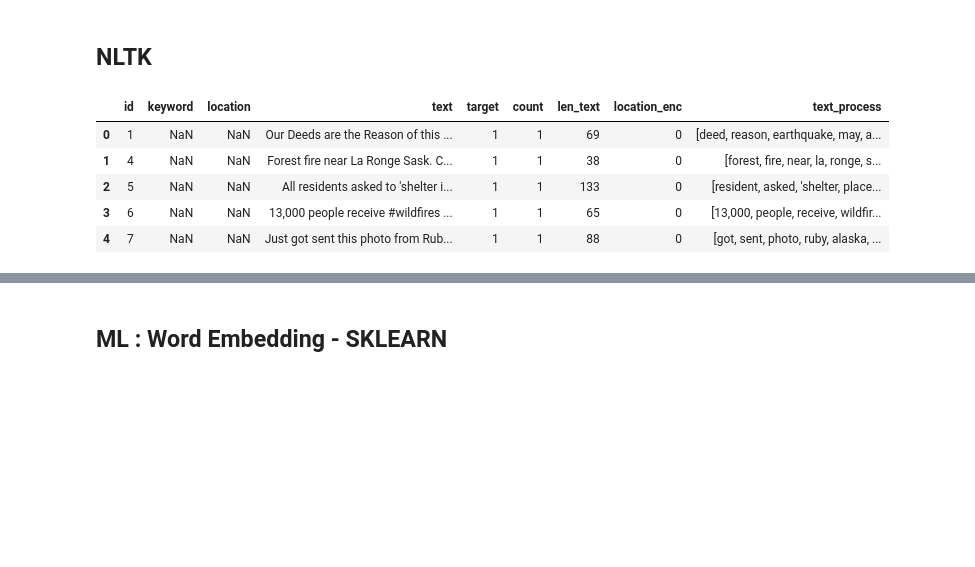
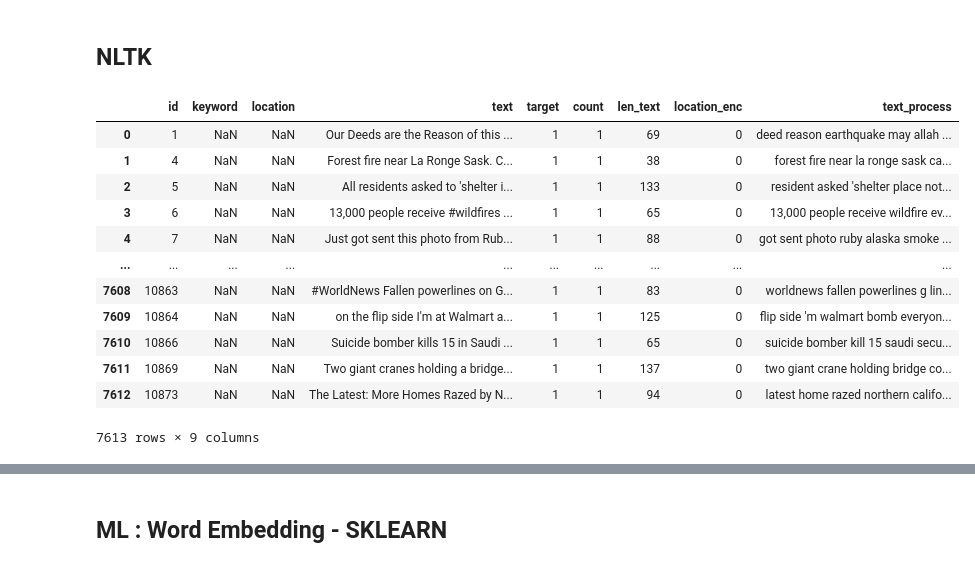
Before and after one commit to brusadelli-luca/disaster_tweets, a Jupyter notebook: disaster_tweets_ML.ipynb, the cells around one changed output, grey strips where cells are left out. Drawn from its saved outputs; the diff is of its cells as text; code cells hidden in the pictures; blank space fills up the shorter version.

```diff
--- a/disaster_tweets_ML.ipynb
+++ b/disaster_tweets_ML.ipynb
@@ -118,11 +125,16 @@ def text_processing(text):
     # Supprimer les stop-words
     tokens = [word for word in tokens if word not in stop_words]
 
+    # Supprimer les stop-words BIS
+    tokens = [word for word in tokens if word != "http"]
+    tokens = [word for word in tokens if word[0:7] != "//t.co/"]
+
 
     # Appliquer la lemmatisation à tous les tokens
     tokens = [lemmatizer.lemmatize(word) for word in tokens]
 
-    #tokens = ' '.join(tokens)
+    tokens = ' '.join(tokens)
+
     return tokens
 
 
@@ -132,12 +144,19 @@ def text_processing(text):
 # Appliquer la fonction Cleanup à tous les textes dans la colonne "text"
 df2['text_process'] = df['text'].apply(text_processing)
 # %%
-df2.head()
+df2
 # %% [output]
 |  | id | keyword | location | text | target | count | len_text | location_enc | text_process |
-| 0 | 1 | NaN | NaN | Our Deeds are the Reason of this ... | 1 | 1 | 69 | 0 | [deed, reason, earthquake, may, a... |
-| 1 | 4 | NaN | NaN | Forest fire near La Ronge Sask. C... | 1 | 1 | 38 | 0 | [forest, fire, near, la, ronge, s... |
-| 2 | 5 | NaN | NaN | All residents asked to 'shelter i... | 1 | 1 | 133 | 0 | [resident, asked, 'shelter, place... |
-| 3 | 6 | NaN | NaN | 13,000 people receive #wildfires ... | 1 | 1 | 65 | 0 | [13,000, people, receive, wildfir... |
-| 4 | 7 | NaN | NaN | Just got sent this photo from Rub... | 1 | 1 | 88 | 0 | [got, sent, photo, ruby, alaska, ... |
+| 0 | 1 | NaN | NaN | Our Deeds are the Reason of this ... | 1 | 1 | 69 | 0 | deed reason earthquake may allah ... |
+| 1 | 4 | NaN | NaN | Forest fire near La Ronge Sask. C... | 1 | 1 | 38 | 0 | forest fire near la ronge sask ca... |
+| 2 | 5 | NaN | NaN | All residents asked to 'shelter i... | 1 | 1 | 133 | 0 | resident asked 'shelter place not... |
+| 3 | 6 | NaN | NaN | 13,000 people receive #wildfires ... | 1 | 1 | 65 | 0 | 13,000 people receive wildfire ev... |
+| 4 | 7 | NaN | NaN | Just got sent this photo from Rub... | 1 | 1 | 88 | 0 | got sent photo ruby alaska smoke ... |
+| ... | ... | ... | ... | ... | ... | ... | ... | ... | ... |
+| 7608 | 10863 | NaN | NaN | #WorldNews Fallen powerlines on G... | 1 | 1 | 83 | 0 | worldnews fallen powerlines g lin... |
+| 7609 | 10864 | NaN | NaN | on the flip side I'm at Walmart a... | 1 | 1 | 125 | 0 | flip side 'm walmart bomb everyon... |
+| 7610 | 10866 | NaN | NaN | Suicide bomber kills 15 in Saudi ... | 1 | 1 | 65 | 0 | suicide bomber kill 15 saudi secu... |
+| 7611 | 10869 | NaN | NaN | Two giant cranes holding a bridge... | 1 | 1 | 137 | 0 | two giant crane holding bridge co... |
+| 7612 | 10873 | NaN | NaN | The Latest: More Homes Razed by N... | 1 | 1 | 94 | 0 | latest home razed northern califo... |
+7613 rows × 9 columns
 # %%
```
Also changed, not shown: parts of 51 cells of this notebook.
